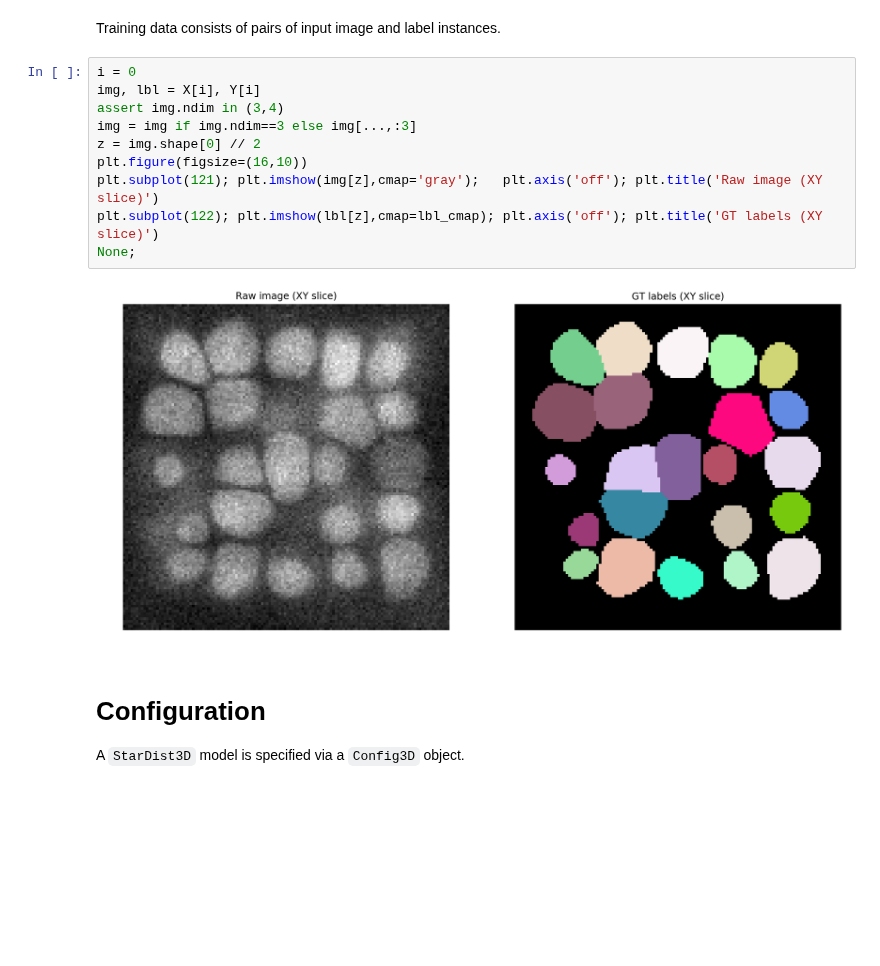
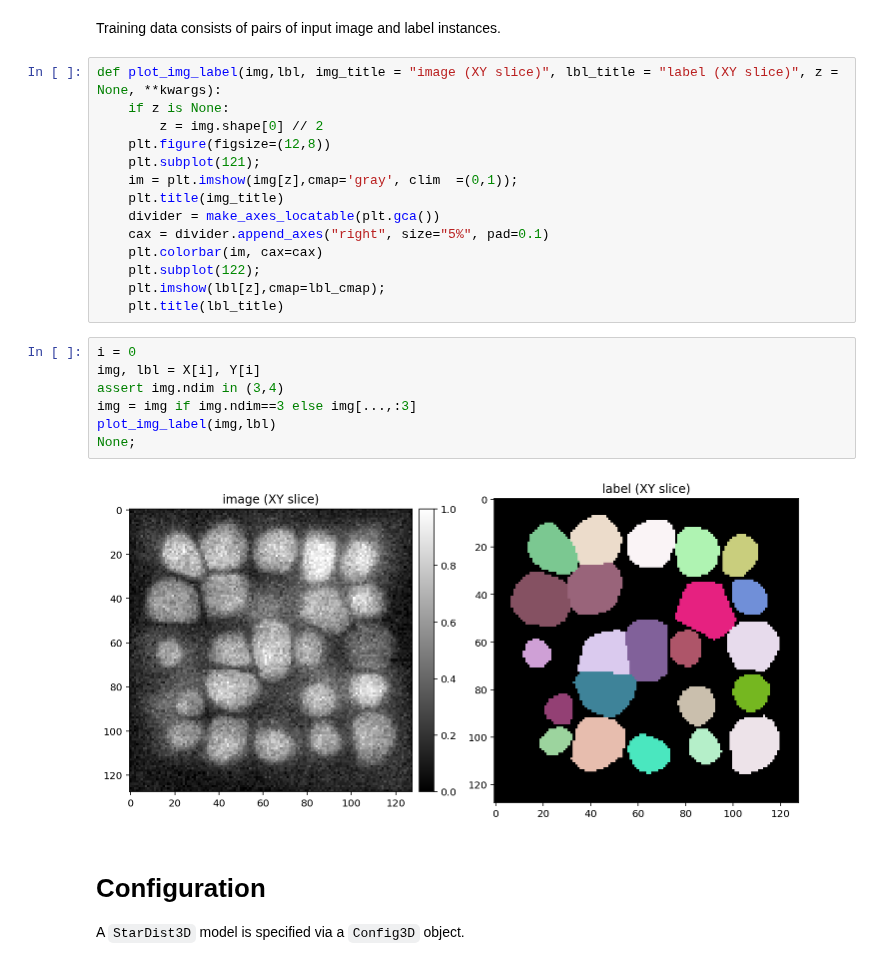
Before and after one commit to stardist/stardist, a Jupyter notebook: examples/3D/2_training.ipynb, the cells around one changed output. Drawn from its saved outputs; the diff is of its cells as text; blank space fills up the shorter version.

```diff
--- a/examples/3D/2_training.ipynb
+++ b/examples/3D/2_training.ipynb
@@ -67,18 +68,29 @@ number of images:  27
 - validation:       4
 # %% [markdown]
 Training data consists of pairs of input image and label instances.
+# %%
+def plot_img_label(img,lbl, img_title = "image (XY slice)", lbl_title = "label (XY slice)", z = None, **kwargs):
+    if z is None:
+        z = img.shape[0] // 2
+    plt.figure(figsize=(12,8))
+    plt.subplot(121);
+    im = plt.imshow(img[z],cmap='gray', clim  =(0,1));
+    plt.title(img_title)
+    divider = make_axes_locatable(plt.gca())
+    cax = divider.append_axes("right", size="5%", pad=0.1)
+    plt.colorbar(im, cax=cax)
+    plt.subplot(122);
+    plt.imshow(lbl[z],cmap=lbl_cmap);
+    plt.title(lbl_title)
 # %%
 i = 0
 img, lbl = X[i], Y[i]
 assert img.ndim in (3,4)
 img = img if img.ndim==3 else img[...,:3]
-z = img.shape[0] // 2
-plt.figure(figsize=(16,10))
-plt.subplot(121); plt.imshow(img[z],cmap='gray');   plt.axis('off'); plt.title('Raw image (XY slice)')
-plt.subplot(122); plt.imshow(lbl[z],cmap=lbl_cmap); plt.axis('off'); plt.title('GT labels (XY slice)')
+plot_img_label(img,lbl)
 None;
 # %% [output]
-[figure, old version]
+[figure, new version]
 # %% [markdown]
 # Configuration
 
```
Also changed, not shown: parts of 15 cells of this notebook, 1 other file.
